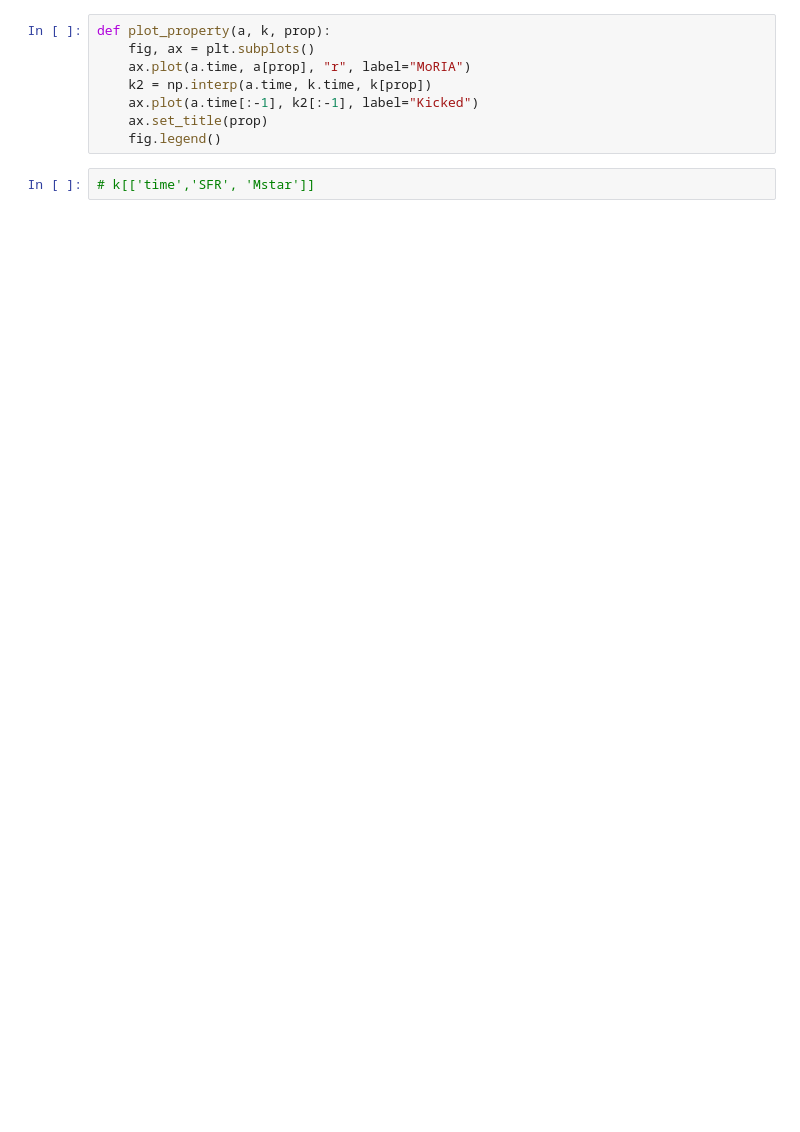
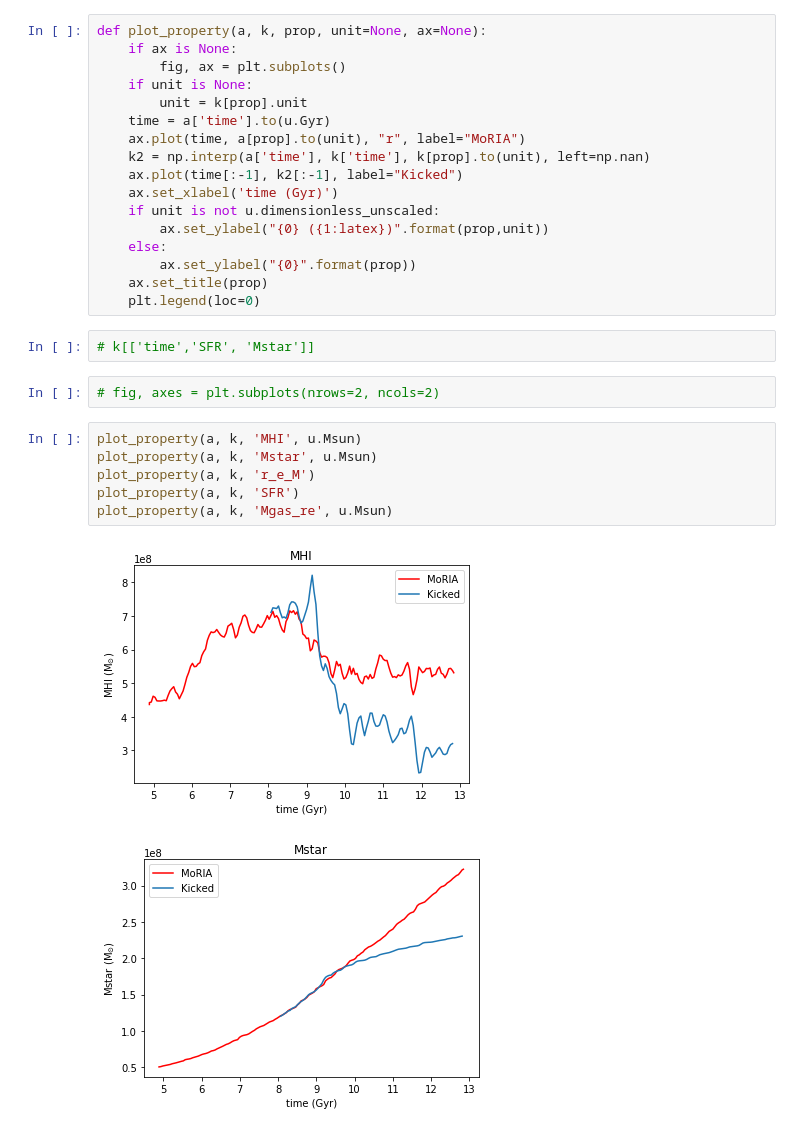
Before and after one commit to elehcim/simulation, a Jupyter notebook: Sumfiles.ipynb, the cells around one changed output. Saved outputs shown, nothing was run; the diff lists cells and outputs as text; blank space fills up the shorter version.

```diff
--- a/Sumfiles.ipynb
+++ b/Sumfiles.ipynb
@@ -50,10 +45,30 @@ ax2.plot(k.time, k.r_e_M)
 # %%
-def plot_property(a, k, prop):
-    fig, ax = plt.subplots()
-    ax.plot(a.time, a[prop], "r", label="MoRIA")
-    k2 = np.interp(a.time, k.time, k[prop])
-    ax.plot(a.time[:-1], k2[:-1], label="Kicked")
+def plot_property(a, k, prop, unit=None, ax=None):
+    if ax is None:
+        fig, ax = plt.subplots()
+    if unit is None:
+        unit = k[prop].unit
+    time = a['time'].to(u.Gyr)
+    ax.plot(time, a[prop].to(unit), "r", label="MoRIA")
+    k2 = np.interp(a['time'], k['time'], k[prop].to(unit), left=np.nan)
+    ax.plot(time[:-1], k2[:-1], label="Kicked")
+    ax.set_xlabel('time (Gyr)')
+    if unit is not u.dimensionless_unscaled:
+        ax.set_ylabel("{0} ({1:latex})".format(prop,unit))
+    else:
+        ax.set_ylabel("{0}".format(prop))
     ax.set_title(prop)
-    fig.legend()
+    plt.legend(loc=0)
 # %%
 # k[['time','SFR', 'Mstar']]
+# %%
+# fig, axes = plt.subplots(nrows=2, ncols=2)
+# %%
+plot_property(a, k, 'MHI', u.Msun)
+plot_property(a, k, 'Mstar', u.Msun)
+plot_property(a, k, 'r_e_M')
+plot_property(a, k, 'SFR')
+plot_property(a, k, 'Mgas_re', u.Msun)
+# %% [output]
+[figure, added]
+[figure, added]
```
Also changed, not shown: parts of 13 cells of this notebook.
